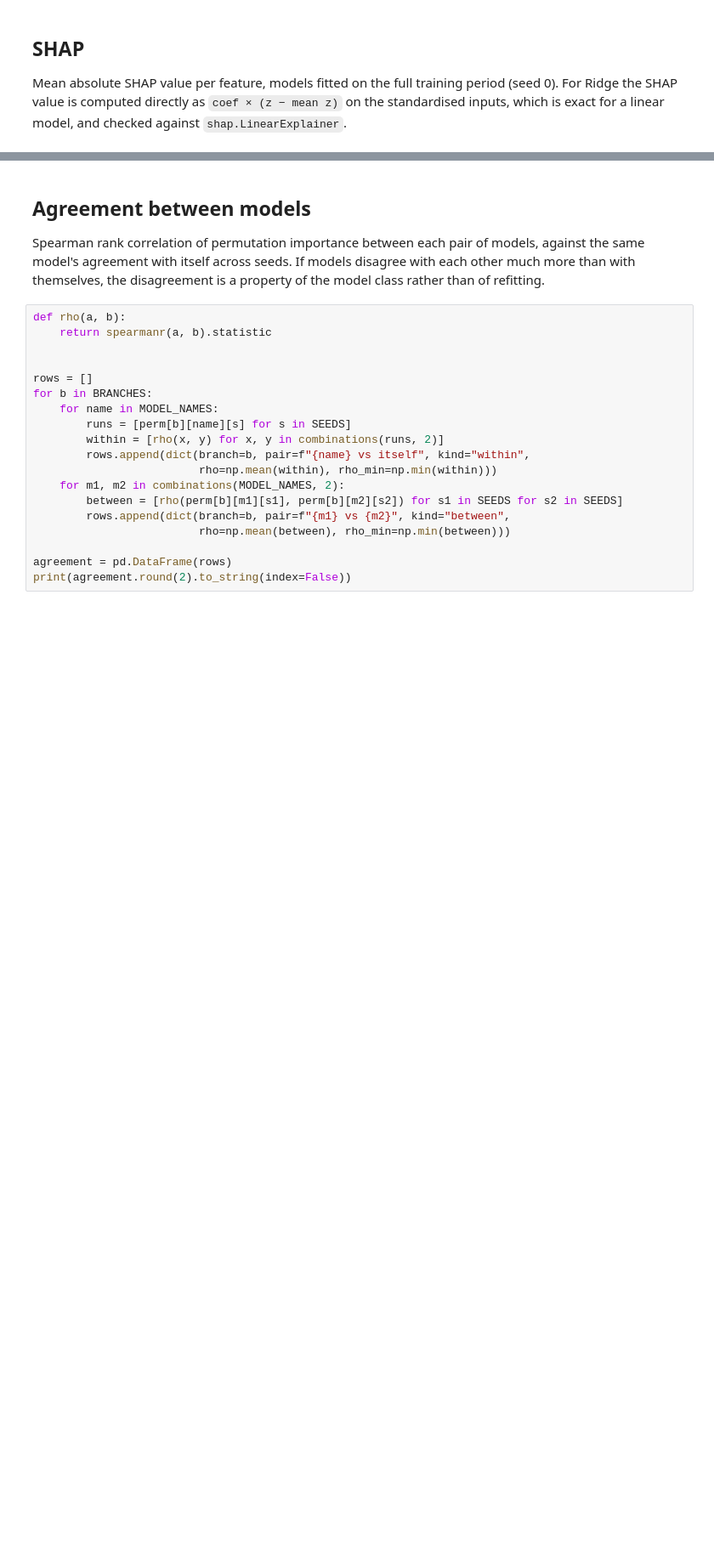
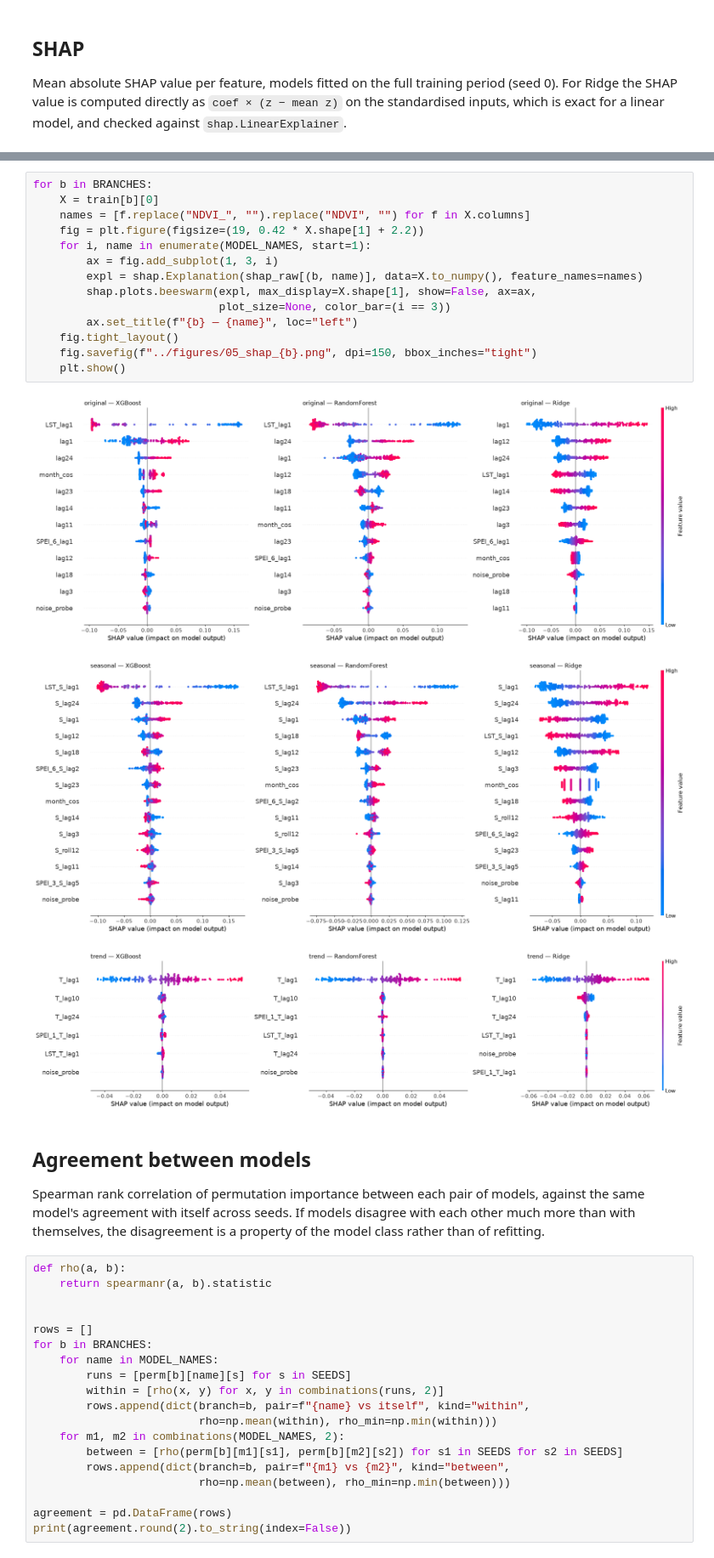
Before and after one commit to ilyesskhayati/olive-ndvi-xai-comparison, a Jupyter notebook: notebooks/05_attribution.ipynb, the cells around one changed output, grey strips where cells are left out. Shown at 85% size. Cells and saved outputs as stored; diff of their text form; blank space fills up the shorter version.

```diff
--- a/notebooks/05_attribution.ipynb
+++ b/notebooks/05_attribution.ipynb
@@ -164,3 +176,21 @@ trend     Ridge        +0.40
+# %%
+for b in BRANCHES:
+    X = train[b][0]
+    names = [f.replace("NDVI_", "").replace("NDVI", "") for f in X.columns]
+    fig = plt.figure(figsize=(19, 0.42 * X.shape[1] + 2.2))
+    for i, name in enumerate(MODEL_NAMES, start=1):
+        ax = fig.add_subplot(1, 3, i)
+        expl = shap.Explanation(shap_raw[(b, name)], data=X.to_numpy(), feature_names=names)
+        shap.plots.beeswarm(expl, max_display=X.shape[1], show=False, ax=ax,
+                            plot_size=None, color_bar=(i == 3))
+        ax.set_title(f"{b} — {name}", loc="left")
+    fig.tight_layout()
+    fig.savefig(f"../figures/05_shap_{b}.png", dpi=150, bbox_inches="tight")
+    plt.show()
+# %% [output]
+[figure, added]
+[figure, added]
+[figure, added]
 # %% [markdown]
 ## Agreement between models
 
```
Also changed, not shown: parts of 11 cells of this notebook, 16 other files.
